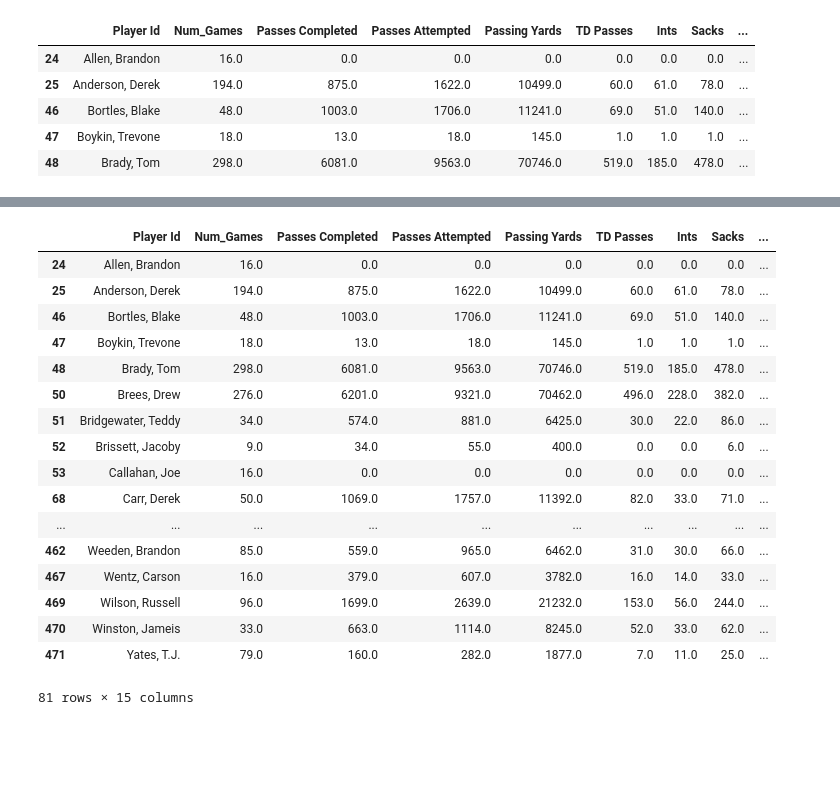
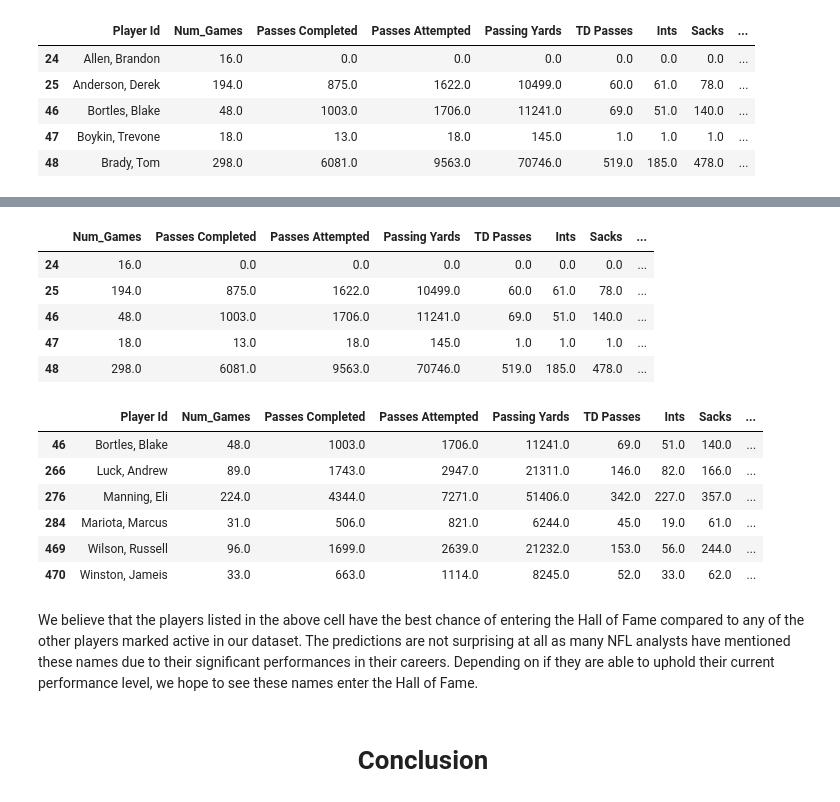
Before and after one commit to Fentonmiller/Fentonmiller.github.io, a Jupyter notebook: Final_Project_Stoney.ipynb, the cells around one changed output, grey strips where cells are left out. Cells and saved outputs as stored; diff of their text form; code cells hidden in the pictures; blank space fills up the shorter version.

```diff
--- a/Final_Project_Stoney.ipynb
+++ b/Final_Project_Stoney.ipynb
@@ -460,6 +443,6 @@ and the set as a whole 0.921875% correctly
 # %%
-logistic = LogisticRegression(solver='lbfgs').fit(X_train, y_train)
+logistic = LogisticRegression(solver='liblinear').fit(X_train, y_train)
 logistic_outcome = logistic.predict(test)
-print('The logistic regression model was able to guess ' + str(np.mean(logistic_outcome)) + '% of the hall of famers correctly')
-print('and the set as a whole ' + str(logistic.score(X_test, y_test)) + '% correctly')
+print('The logistic regression model was able to guess ' + str(np.mean(logistic_outcome) * 100) + '% of the hall of famers correctly')
+print('and the set as a whole ' + str(logistic.score(X_test, y_test) * 100) + '% correctly')
 # %% [output]
@@ -499,2 +470,0 @@ np.mean(outcome)
-# %%
-logistic = LogisticRegression().fit(X_train, y_train)
@@ -586,24 +571,27 @@ filtered_data.head()
+# %%
+filtered_data = active.drop(["Player Id", "Current Status", "HoF"], axis=1)
+filtered_data.head()
+# %% [output]
+|  | Num_Games | Passes Completed | Passes Attempted | Passing Yards | TD Passes | Ints | Sacks | ... |
+| 24 | 16.0 | 0.0 | 0.0 | 0.0 | 0.0 | 0.0 | 0.0 | ... |
+| 25 | 194.0 | 875.0 | 1622.0 | 10499.0 | 60.0 | 61.0 | 78.0 | ... |
+| 46 | 48.0 | 1003.0 | 1706.0 | 11241.0 | 69.0 | 51.0 | 140.0 | ... |
+| 47 | 18.0 | 13.0 | 18.0 | 145.0 | 1.0 | 1.0 | 1.0 | ... |
+| 48 | 298.0 | 6081.0 | 9563.0 | 70746.0 | 519.0 | 185.0 | 478.0 | ... |
 # %%
-predictions = clf.predict(filtered_data)
+predictions = logistic.predict(filtered_data)
 active.drop('HoF', axis=1, inplace=True)
 active['HoF'] = predictions
-active
+active[active['HoF'] == 1]
 # %% [output]
 |  | Player Id | Num_Games | Passes Completed | Passes Attempted | Passing Yards | TD Passes | Ints | Sacks | ... |
-| 24 | Allen, Brandon | 16.0 | 0.0 | 0.0 | 0.0 | 0.0 | 0.0 | 0.0 | ... |
-| 25 | Anderson, Derek | 194.0 | 875.0 | 1622.0 | 10499.0 | 60.0 | 61.0 | 78.0 | ... |
 | 46 | Bortles, Blake | 48.0 | 1003.0 | 1706.0 | 11241.0 | 69.0 | 51.0 | 140.0 | ... |
-| 47 | Boykin, Trevone | 18.0 | 13.0 | 18.0 | 145.0 | 1.0 | 1.0 | 1.0 | ... |
-| 48 | Brady, Tom | 298.0 | 6081.0 | 9563.0 | 70746.0 | 519.0 | 185.0 | 478.0 | ... |
-| 50 | Brees, Drew | 276.0 | 6201.0 | 9321.0 | 70462.0 | 496.0 | 228.0 | 382.0 | ... |
-| 51 | Bridgewater, Teddy | 34.0 | 574.0 | 881.0 | 6425.0 | 30.0 | 22.0 | 86.0 | ... |
-| 52 | Brissett, Jacoby | 9.0 | 34.0 | 55.0 | 400.0 | 0.0 | 0.0 | 6.0 | ... |
-| 53 | Callahan, Joe | 16.0 | 0.0 | 0.0 | 0.0 | 0.0 | 0.0 | 0.0 | ... |
-| 68 | Carr, Derek | 50.0 | 1069.0 | 1757.0 | 11392.0 | 82.0 | 33.0 | 71.0 | ... |
-| ... | ... | ... | ... | ... | ... | ... | ... | ... | ... |
-| 462 | Weeden, Brandon | 85.0 | 559.0 | 965.0 | 6462.0 | 31.0 | 30.0 | 66.0 | ... |
-| 467 | Wentz, Carson | 16.0 | 379.0 | 607.0 | 3782.0 | 16.0 | 14.0 | 33.0 | ... |
+| 266 | Luck, Andrew | 89.0 | 1743.0 | 2947.0 | 21311.0 | 146.0 | 82.0 | 166.0 | ... |
+| 276 | Manning, Eli | 224.0 | 4344.0 | 7271.0 | 51406.0 | 342.0 | 227.0 | 357.0 | ... |
+| 284 | Mariota, Marcus | 31.0 | 506.0 | 821.0 | 6244.0 | 45.0 | 19.0 | 61.0 | ... |
 | 469 | Wilson, Russell | 96.0 | 1699.0 | 2639.0 | 21232.0 | 153.0 | 56.0 | 244.0 | ... |
 | 470 | Winston, Jameis | 33.0 | 663.0 | 1114.0 | 8245.0 | 52.0 | 33.0 | 62.0 | ... |
-| 471 | Yates, T.J. | 79.0 | 160.0 | 282.0 | 1877.0 | 7.0 | 11.0 | 25.0 | ... |
-81 rows × 15 columns
+# %% [markdown]
+We believe that the players listed in the above cell have the best chance of entering the Hall of Fame compared to any of the other players marked active in our dataset. The predictions are not surprising at all as many NFL analysts have mentioned these names due to their significant performances in their careers. Depending on if they are able to uphold their current performance level, we hope to see these names enter the Hall of Fame.
+# %% [markdown]
+# <center> Conclusion </center>
```
Also changed, not shown: parts of 57 cells of this notebook.
